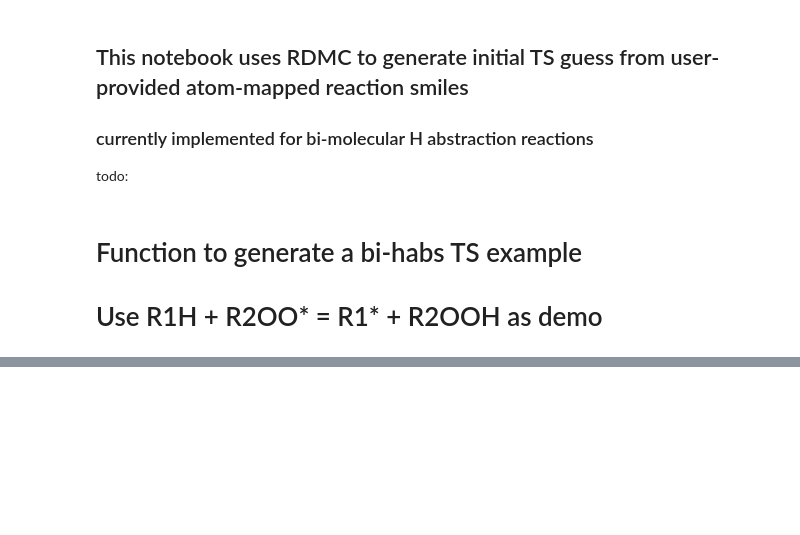
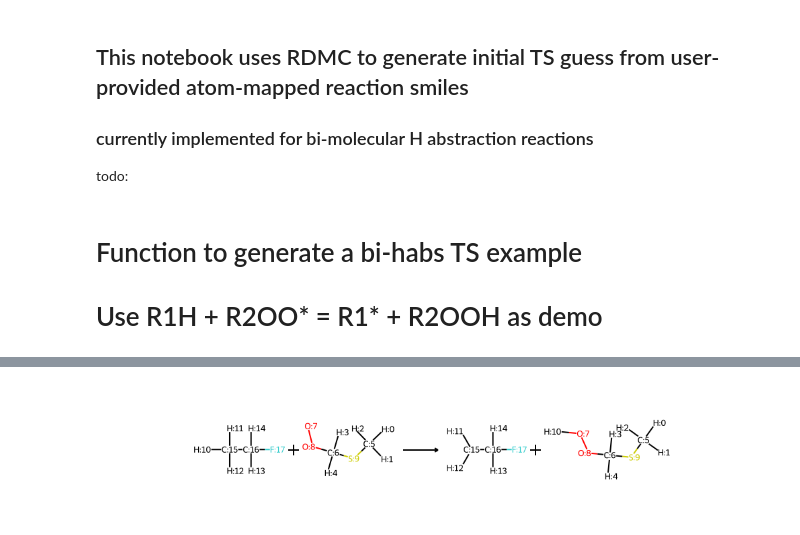
Before and after one commit to craabreu/QuantumPioneer, a Jupyter notebook: notebooks/step1_ts_guess_generation.ipynb, the cells around one changed output, grey strips where cells are left out. Saved outputs shown, nothing was run; the diff lists cells and outputs as text; code cells hidden in the pictures; blank space fills up the shorter version.

Commit message:
Implemented 2D and 3D image outputs

```diff
--- a/notebooks/step1_ts_guess_generation.ipynb
+++ b/notebooks/step1_ts_guess_generation.ipynb
@@ -50,2 +29,6 @@ rxn
+# %%
+rxn.to_image()
+# %% [output]
+[figure, added]
 # %%
 # write to json file
```
Also changed, not shown: parts of 11 cells of this notebook, 1 other file.
